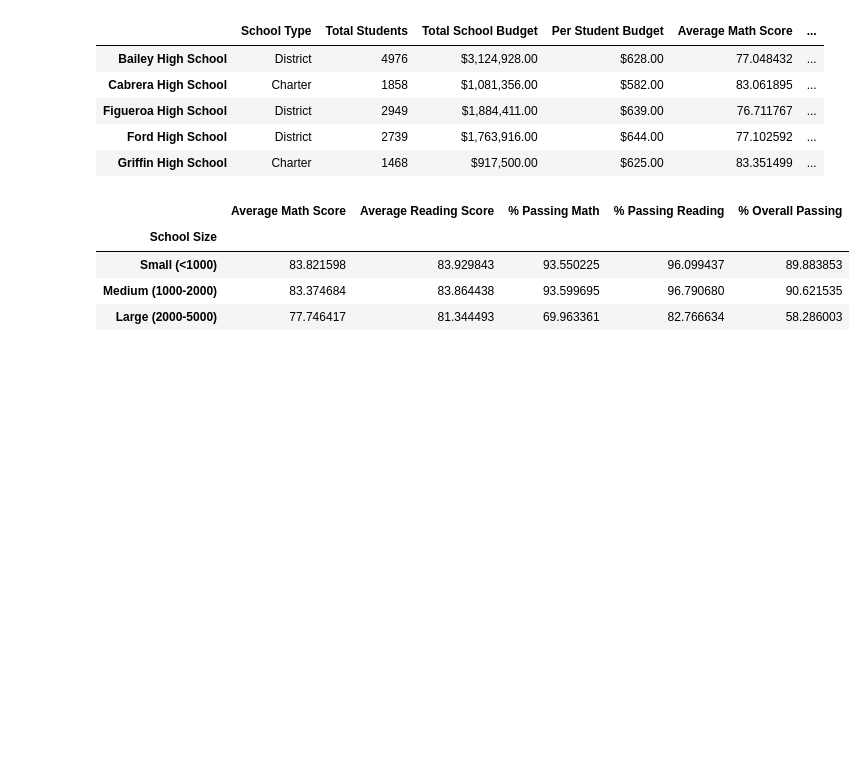
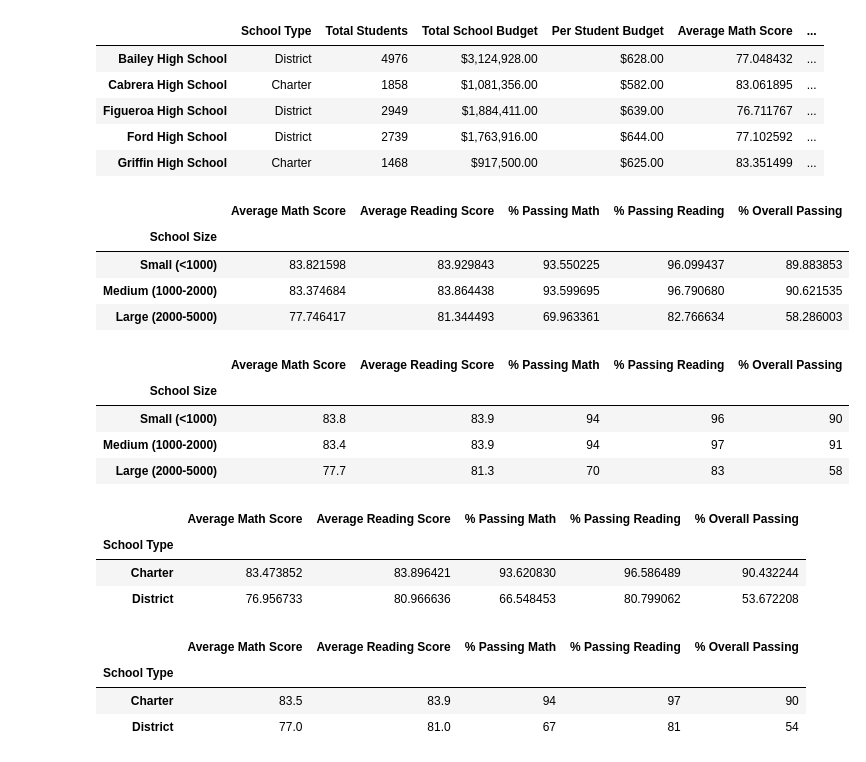
Before and after one commit to jwhberrios/School_District_Analysis, a Jupyter notebook: PyCitySchools.ipynb, the cells around one changed output. Drawn from its saved outputs; the diff is of its cells as text; code cells hidden in the pictures; blank space fills up the shorter version.

Commit message:
scores by school type.

```diff
--- a/PyCitySchools.ipynb
+++ b/PyCitySchools.ipynb
@@ -1397,3 +1397,11 @@ size_summary_df["% Passing Math"] = size_summary_df["% Passing Math"].map("{:.0f
 size_summary_df["% Passing Reading"] = size_summary_df["% Passing Reading"].map("{:.0f}".format)
 
 size_summary_df["% Overall Passing"] = size_summary_df["% Overall Passing"].map("{:.0f}".format)
+# %%
+size_summary_df
+# %% [output]
+|  | Average Math Score | Average Reading Score | % Passing Math | % Passing Reading | % Overall Passing |
+| School Size |  |  |  |  |  |
+| Small (<1000) | 83.8 | 83.9 | 94 | 96 | 90 |
+| Medium (1000-2000) | 83.4 | 83.9 | 94 | 97 | 91 |
+| Large (2000-5000) | 77.7 | 81.3 | 70 | 83 | 58 |
@@ -1399,0 +1419,15 @@ size_summary_df["% Overall Passing"] = size_summary_df["% Overall Passing"].map(
+# %%
+# Assemble into DataFrame.
+type_summary_df = pd.DataFrame({
+          "Average Math Score" : type_math_scores,
+          "Average Reading Score": type_reading_scores,
+          "% Passing Math": type_passing_math,
+          "% Passing Reading": type_passing_reading,
+          "% Overall Passing": type_overall_passing})
+
+type_summary_df
+# %% [output]
+|  | Average Math Score | Average Reading Score | % Passing Math | % Passing Reading | % Overall Passing |
+| School Type |  |  |  |  |  |
+| Charter | 83.473852 | 83.896421 | 93.620830 | 96.586489 | 90.432244 |
+| District | 76.956733 | 80.966636 | 66.548453 | 80.799062 | 53.672208 |
@@ -1399,0 +1445,7 @@ size_summary_df["% Overall Passing"] = size_summary_df["% Overall Passing"].map(
+# %%
+type_summary_df
+# %% [output]
+|  | Average Math Score | Average Reading Score | % Passing Math | % Passing Reading | % Overall Passing |
+| School Type |  |  |  |  |  |
+| Charter | 83.5 | 83.9 | 94 | 97 | 90 |
+| District | 77.0 | 81.0 | 67 | 81 | 54 |
```
Also changed, not shown: parts of 2 cells of this notebook.
